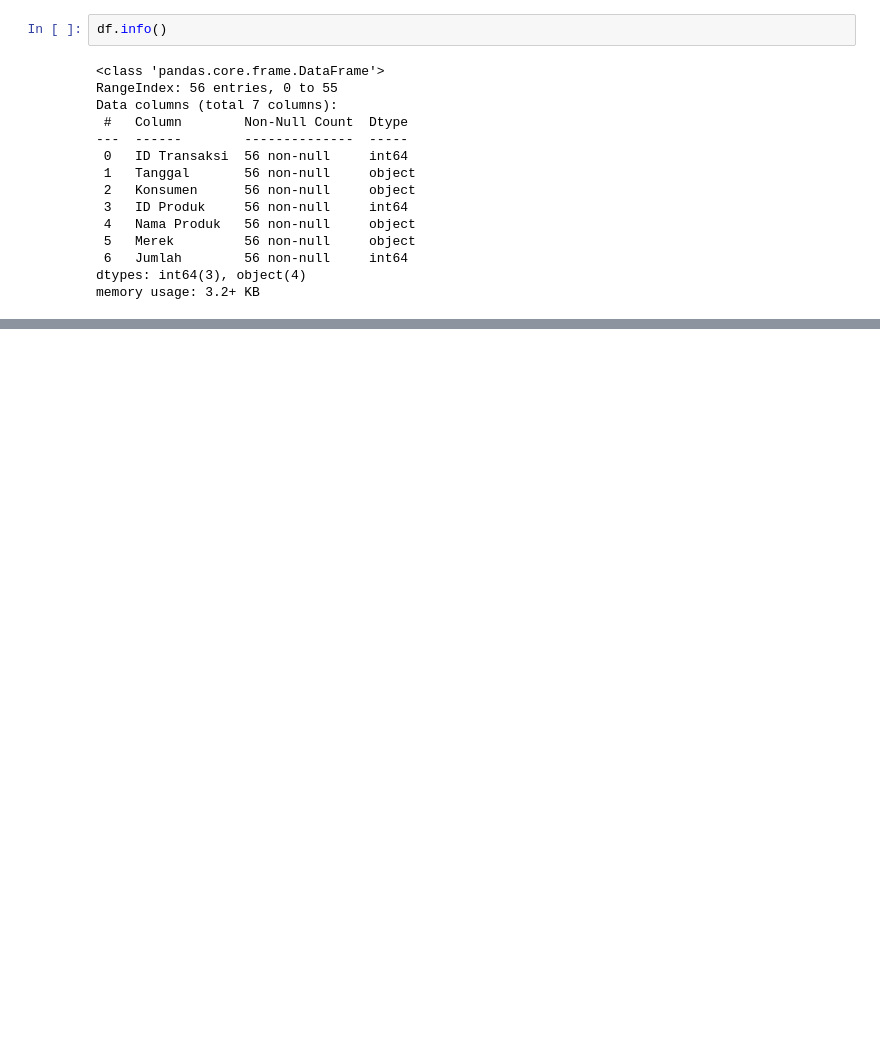
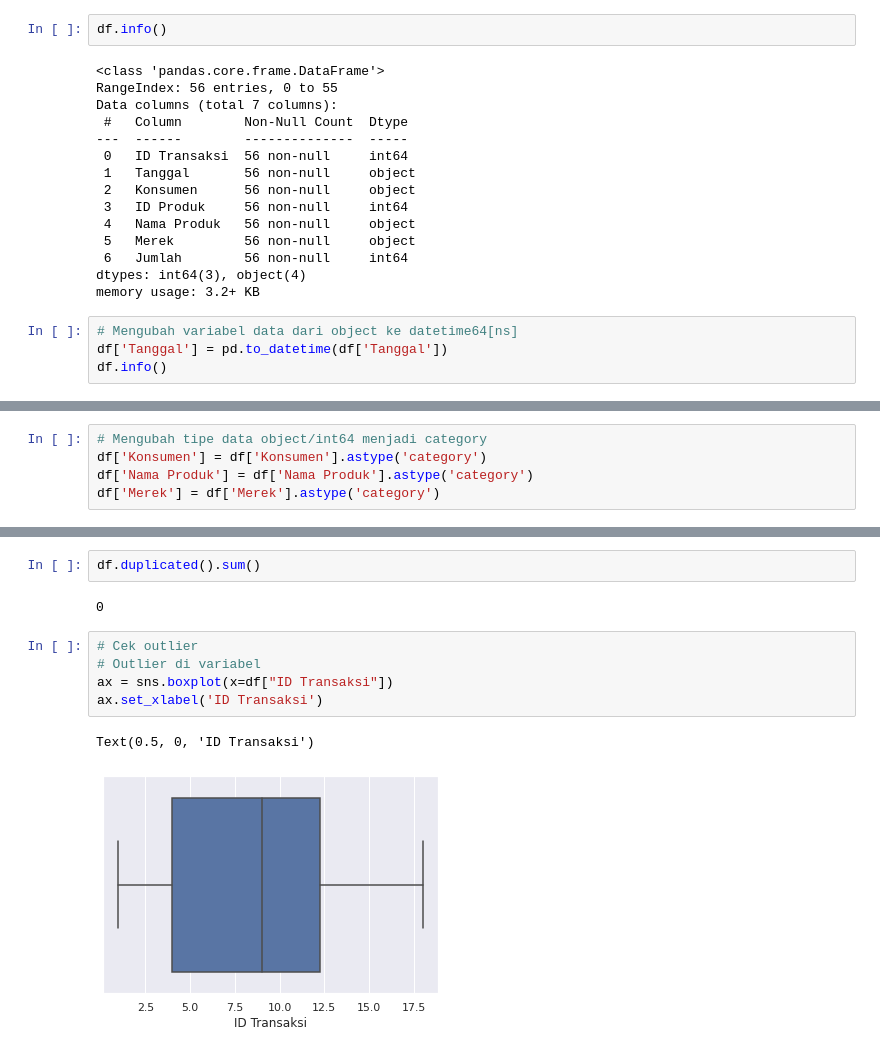
Before and after one commit to yogaap113/Case-Study-03-Data-Mining-UIN-Ganjil-2022-Kelompok-1, a Jupyter notebook: Case_Study_03_Data_Mining_UIN_Ganjil_2022_Kelompok_1.ipynb, the cells around one changed output, grey strips where cells are left out. Drawn from its saved outputs; the diff is of its cells as text; blank space fills up the shorter version.

```diff
--- a/Case_Study_03_Data_Mining_UIN_Ganjil_2022_Kelompok_1.ipynb
+++ b/Case_Study_03_Data_Mining_UIN_Ganjil_2022_Kelompok_1.ipynb
@@ -114,3 +109,7 @@ Data columns (total 7 columns):
  6   Jumlah        56 non-null     int64
 dtypes: int64(3), object(4)
 memory usage: 3.2+ KB
+# %%
+# Mengubah variabel data dari object ke datetime64[ns]
+df['Tanggal'] = pd.to_datetime(df['Tanggal'])
+df.info()
@@ -116,0 +131,5 @@ memory usage: 3.2+ KB
+# %%
+# Mengubah tipe data object/int64 menjadi category
+df['Konsumen'] = df['Konsumen'].astype('category')
+df['Nama Produk'] = df['Nama Produk'].astype('category')
+df['Merek'] = df['Merek'].astype('category')
@@ -116,0 +153,12 @@ memory usage: 3.2+ KB
+# %%
+df.duplicated().sum()
+# %% [output]
+0
+# %%
+# Cek outlier
+# Outlier di variabel
+ax = sns.boxplot(x=df["ID Transaksi"])
+ax.set_xlabel('ID Transaksi')
+# %% [output]
+Text(0.5, 0, 'ID Transaksi')
+[figure, added]
```
Also changed, not shown: parts of 18 cells of this notebook.
